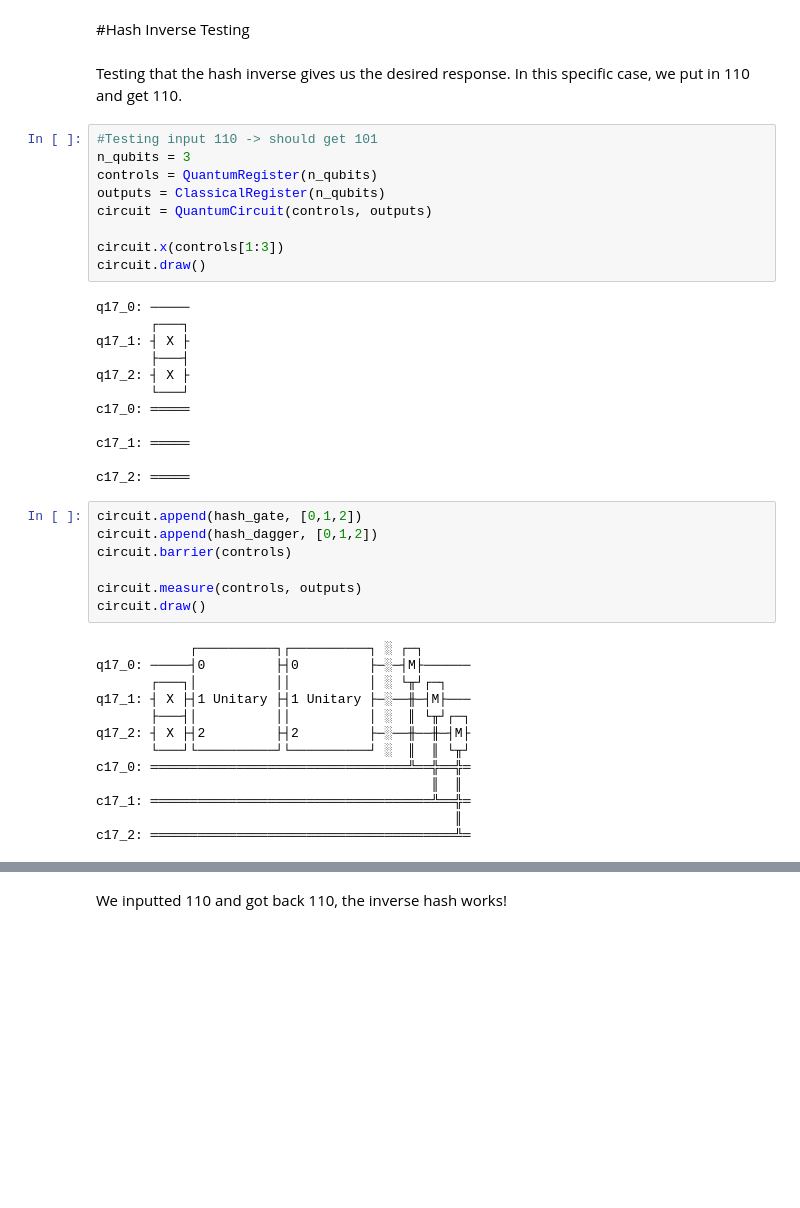
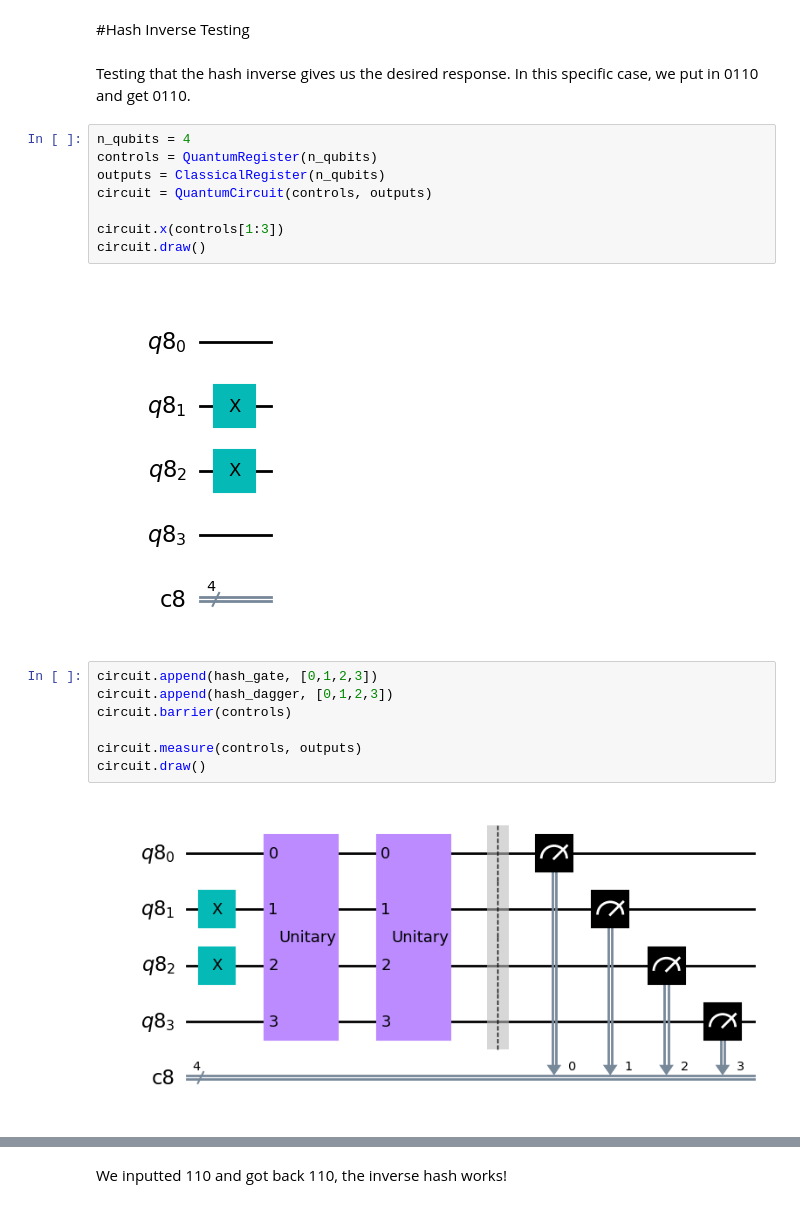
Before and after one commit to Anastasia-Sim/PoW-QCSA-fa22, a Jupyter notebook: QuantumHash.ipynb, the cells around one changed output, grey strips where cells are left out. Drawn from its saved outputs; the diff is of its cells as text; blank space fills up the shorter version.

```diff
--- a/QuantumHash.ipynb
+++ b/QuantumHash.ipynb
@@ -106,48 +75,26 @@ We got 101! It works!
 # %% [markdown]
 #Hash Inverse Testing
 # %% [markdown]
-Testing that the hash inverse gives us the desired response. In this specific case, we put in 110 and get 110.
+Testing that the hash inverse gives us the desired response. In this specific case, we put in 0110 and get 0110.
 # %%
-#Testing input 110 -> should get 101
-n_qubits = 3
+n_qubits = 4
 controls = QuantumRegister(n_qubits)
 outputs = ClassicalRegister(n_qubits)
 circuit = QuantumCircuit(controls, outputs)
 
 circuit.x(controls[1:3])
 circuit.draw()
 # %% [output]
-q17_0: ─────
-       ┌───┐
-q17_1: ┤ X ├
-       ├───┤
-q17_2: ┤ X ├
-       └───┘
-c17_0: ═════
-
-c17_1: ═════
-
-c17_2: ═════
+[figure, added]
 # %%
-circuit.append(hash_gate, [0,1,2])
-circuit.append(hash_dagger, [0,1,2])
+circuit.append(hash_gate, [0,1,2,3])
+circuit.append(hash_dagger, [0,1,2,3])
 circuit.barrier(controls)
 
 circuit.measure(controls, outputs)
 circuit.draw()
 # %% [output]
-            ┌──────────┐┌──────────┐ ░ ┌─┐
-q17_0: ─────┤0         ├┤0         ├─░─┤M├──────
-       ┌───┐│          ││          │ ░ └╥┘┌─┐
-q17_1: ┤ X ├┤1 Unitary ├┤1 Unitary ├─░──╫─┤M├───
-       ├───┤│          ││          │ ░  ║ └╥┘┌─┐
-q17_2: ┤ X ├┤2         ├┤2         ├─░──╫──╫─┤M├
-       └───┘└──────────┘└──────────┘ ░  ║  ║ └╥┘
-c17_0: ═════════════════════════════════╩══╬══╬═
-                                           ║  ║
-c17_1: ════════════════════════════════════╩══╬═
-                                              ║
-c17_2: ═══════════════════════════════════════╩═
+[figure, added]
 # %%
 # We begin by declaring a simulator for our circuit to run on
 sim = Aer.get_backend('aer_simulator')
```
Also changed, not shown: parts of 11 cells of this notebook.
